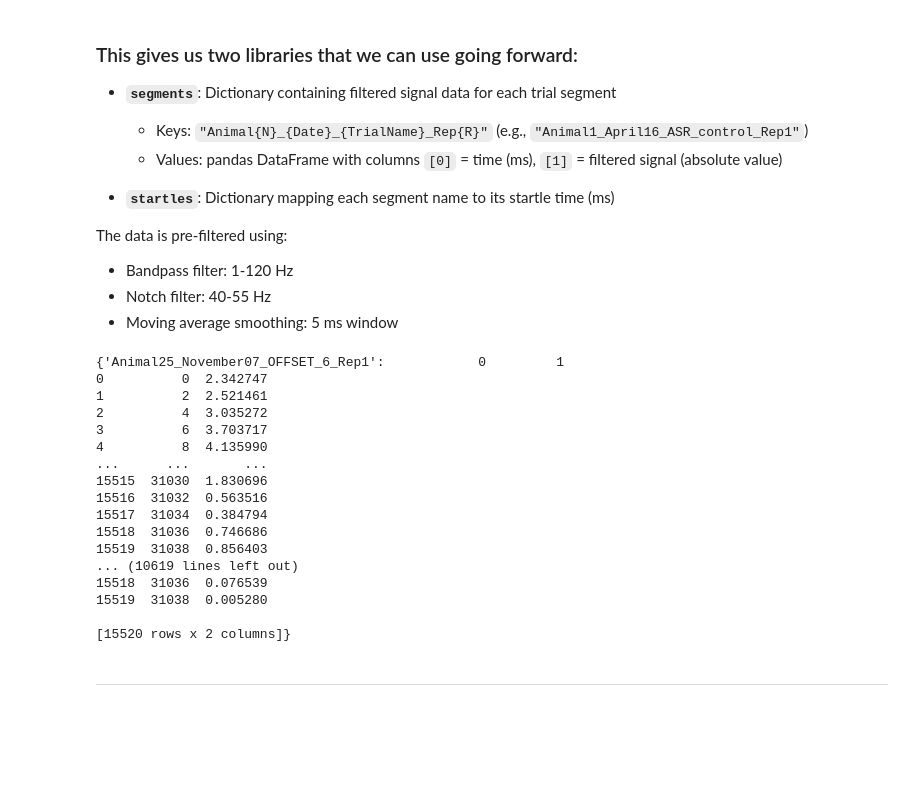
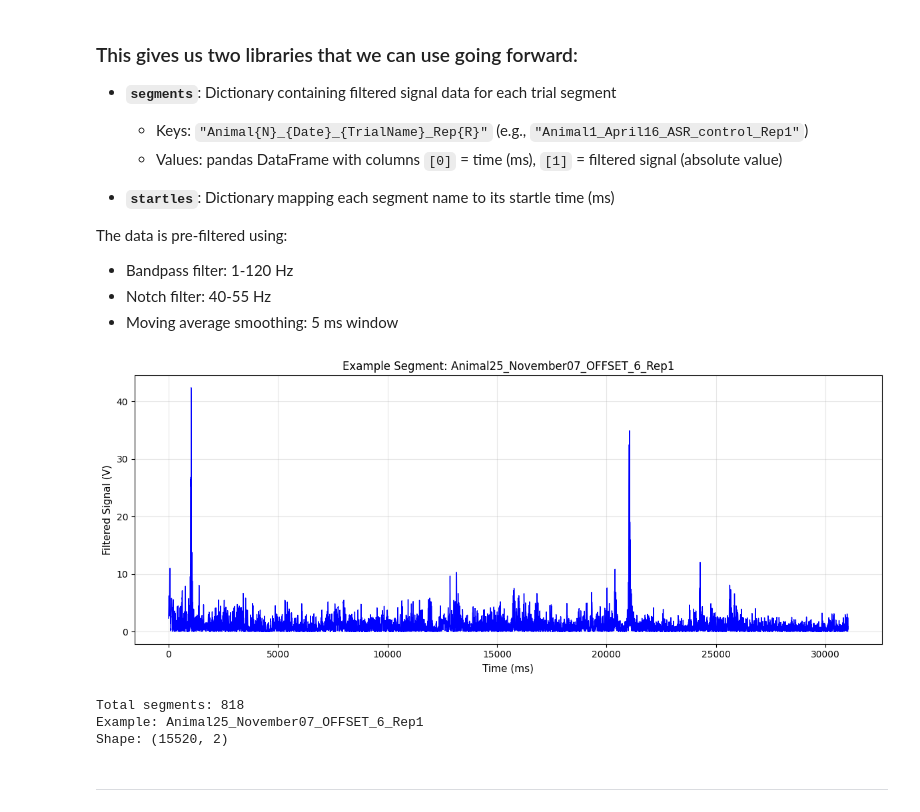
Before and after one commit to Lara-Kolb/Startle-Response-Analysis, a Jupyter notebook: Main.ipynb, the cells around one changed output. Drawn from its saved outputs; the diff is of its cells as text; code cells hidden in the pictures; blank space fills up the shorter version.

```diff
--- a/Main.ipynb
+++ b/Main.ipynb
@@ -300,25 +300,27 @@ The data is pre-filtered using:
 - Notch filter: 40-55 Hz
 - Moving average smoothing: 5 ms window
 # %%
-print(segments)
+# Plot an example segment
+example_key = list(segments.keys())[0]
+df = segments[example_key]
+
+plt.figure(figsize=(12, 5))
+plt.plot(df[0], df[1], 'b-', linewidth=1)
+plt.xlabel('Time (ms)', fontsize=11)
+plt.ylabel('Filtered Signal (V)', fontsize=11)
+plt.title(f'Example Segment: {example_key}', fontsize=12)
+plt.grid(True, alpha=0.3)
+plt.tight_layout()
+plt.show()
+
+print(f"Total segments: {len(segments)}")
+print(f"Example: {example_key}")
+print(f"Shape: {df.shape}")
 # %% [output]
+[figure, added]
-{'Animal25_November07_OFFSET_6_Rep1':            0         1
-0          0  2.342747
-1          2  2.521461
-2          4  3.035272
-3          6  3.703717
-4          8  4.135990
-...      ...       ...
-15515  31030  1.830696
-15516  31032  0.563516
-15517  31034  0.384794
-15518  31036  0.746686
-15519  31038  0.856403
-... (10619 lines left out)
-15518  31036  0.076539
-15519  31038  0.005280
-
-[15520 rows x 2 columns]}
+Total segments: 818
+Example: Animal25_November07_OFFSET_6_Rep1
+Shape: (15520, 2)
 # %% [markdown]
 ---
 # %% [markdown]
```
Also changed, not shown: parts of 2 cells of this notebook.
